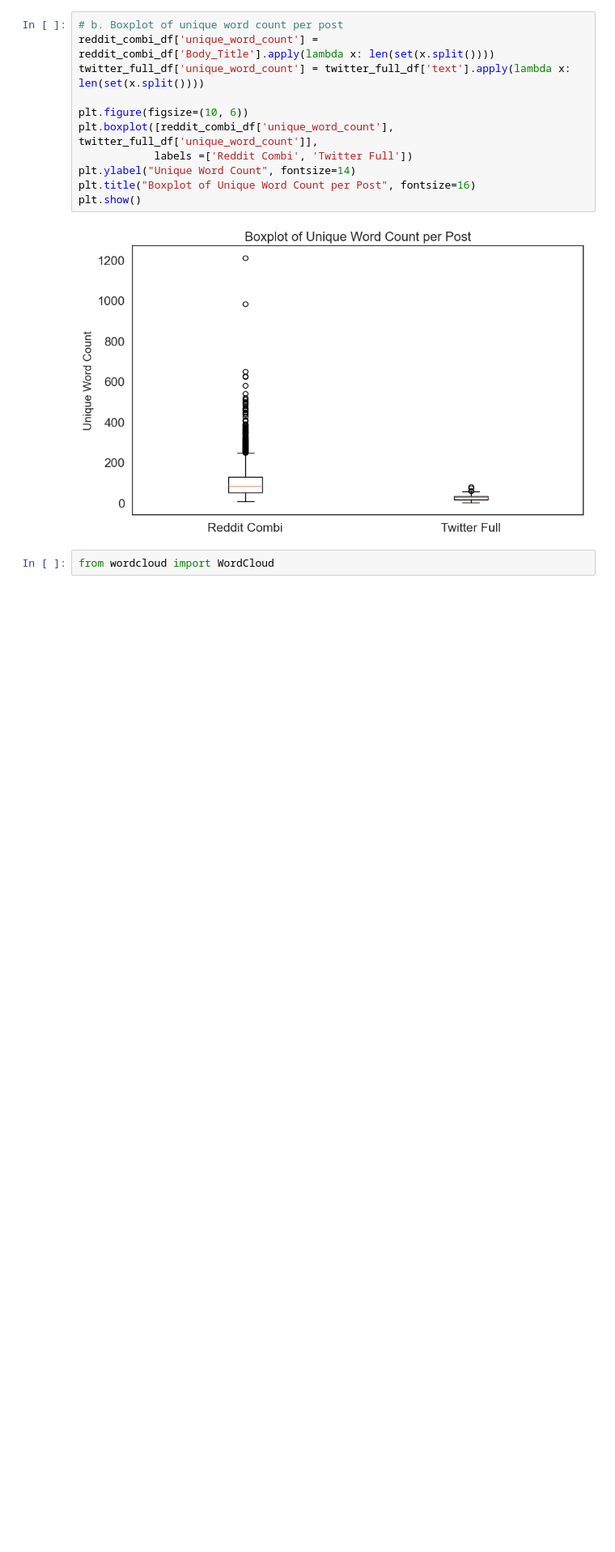
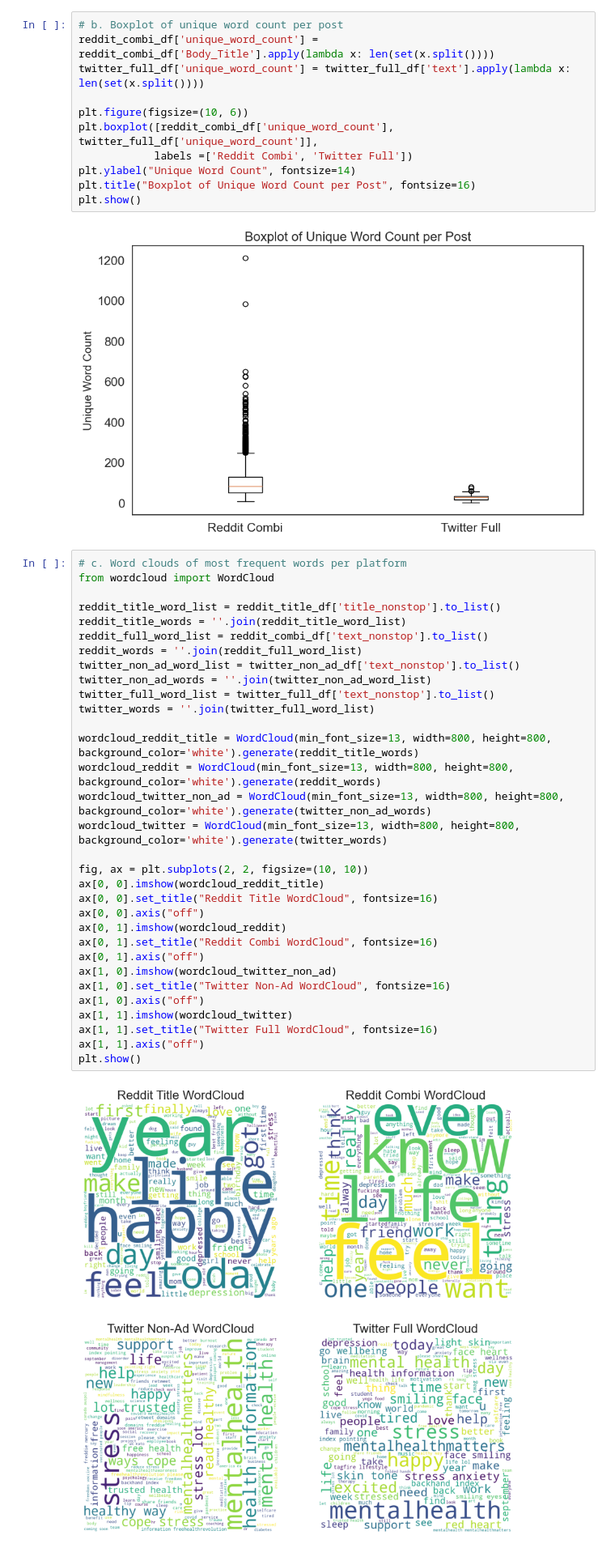
Before and after one commit to roronoazoero/Stress-Detection, a Jupyter notebook: notebooks/preprocessing.ipynb, the cells around one changed output. Shown at 81% size. Saved outputs shown, nothing was run; the diff lists cells and outputs as text; blank space fills up the shorter version.

```diff
--- a/notebooks/preprocessing.ipynb
+++ b/notebooks/preprocessing.ipynb
@@ -287,4 +287,36 @@ plt.show()
 # %% [output]
 [figure]
 # %%
+# c. Word clouds of most frequent words per platform
 from wordcloud import WordCloud
+
+reddit_title_word_list = reddit_title_df['title_nonstop'].to_list()
+reddit_title_words = ''.join(reddit_title_word_list)
+reddit_full_word_list = reddit_combi_df['text_nonstop'].to_list()
+reddit_words = ''.join(reddit_full_word_list)
+twitter_non_ad_word_list = twitter_non_ad_df['text_nonstop'].to_list()
+twitter_non_ad_words = ''.join(twitter_non_ad_word_list)
+twitter_full_word_list = twitter_full_df['text_nonstop'].to_list()
+twitter_words = ''.join(twitter_full_word_list)
+
+wordcloud_reddit_title = WordCloud(min_font_size=13, width=800, height=800, background_color='white').generate(reddit_title_words)
+wordcloud_reddit = WordCloud(min_font_size=13, width=800, height=800, background_color='white').generate(reddit_words)
+wordcloud_twitter_non_ad = WordCloud(min_font_size=13, width=800, height=800, background_color='white').generate(twitter_non_ad_words)
+wordcloud_twitter = WordCloud(min_font_size=13, width=800, height=800, background_color='white').generate(twitter_words)
+
+fig, ax = plt.subplots(2, 2, figsize=(10, 10))
+ax[0, 0].imshow(wordcloud_reddit_title)
+ax[0, 0].set_title("Reddit Title WordCloud", fontsize=16)
+ax[0, 0].axis("off")
+ax[0, 1].imshow(wordcloud_reddit)
+ax[0, 1].set_title("Reddit Combi WordCloud", fontsize=16)
+ax[0, 1].axis("off")
+ax[1, 0].imshow(wordcloud_twitter_non_ad)
+ax[1, 0].set_title("Twitter Non-Ad WordCloud", fontsize=16)
+ax[1, 0].axis("off")
+ax[1, 1].imshow(wordcloud_twitter)
+ax[1, 1].set_title("Twitter Full WordCloud", fontsize=16)
+ax[1, 1].axis("off")
+plt.show()
+# %% [output]
+[figure, added]
```
Also changed, not shown: parts of 12 cells of this notebook.
